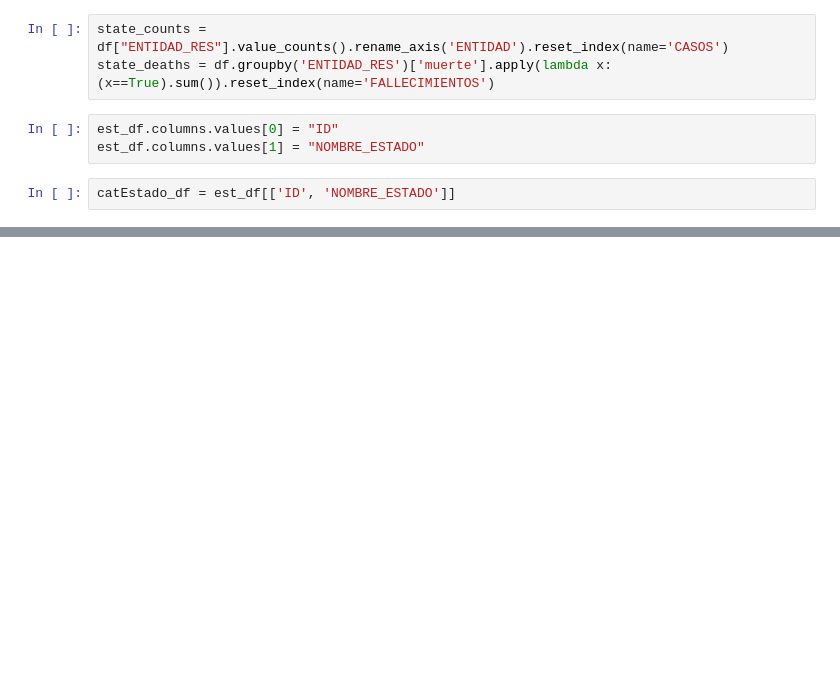
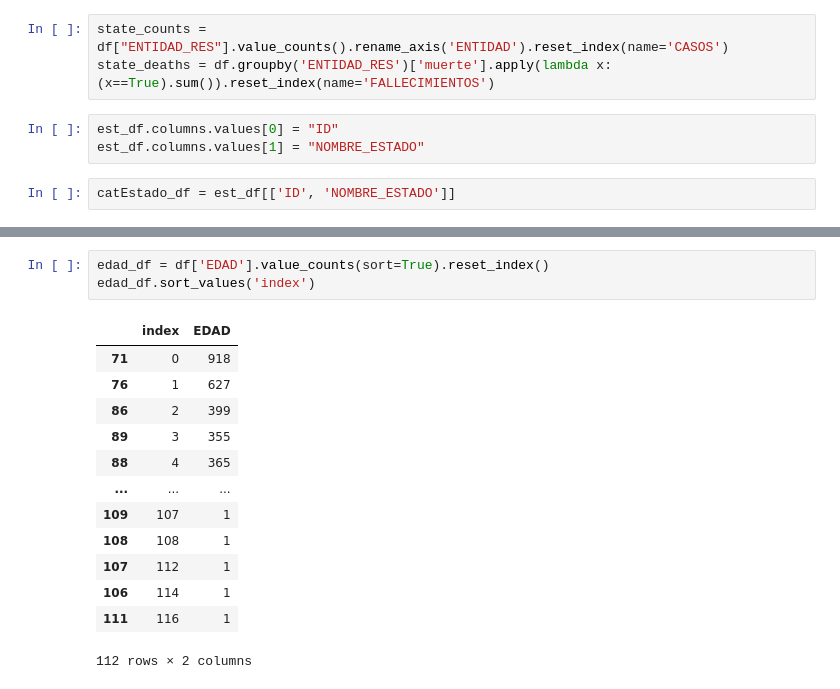
Before and after one commit to berelieta/project1, a Jupyter notebook: Exploración y Limpieza Datos.ipynb, the cells around one changed output, grey strips where cells are left out. Saved outputs shown, nothing was run; the diff lists cells and outputs as text; blank space fills up the shorter version.

```diff
--- a/Exploración y Limpieza Datos.ipynb
+++ b/Exploración y Limpieza Datos.ipynb
@@ -166,0 +177,17 @@ plt.bar(statsEstado_df['NOMBRE_ESTADO'], statsEstado_df['TASA_FALLECIMIENTOS'],
+# %%
+edad_df = df['EDAD'].value_counts(sort=True).reset_index()
+edad_df.sort_values('index')
+# %% [output]
+|  | index | EDAD |
+| 71 | 0 | 918 |
+| 76 | 1 | 627 |
+| 86 | 2 | 399 |
+| 89 | 3 | 355 |
+| 88 | 4 | 365 |
+| ... | ... | ... |
+| 109 | 107 | 1 |
+| 108 | 108 | 1 |
+| 107 | 112 | 1 |
+| 106 | 114 | 1 |
+| 111 | 116 | 1 |
+112 rows × 2 columns
```
Also changed, not shown: parts of 11 cells of this notebook.
